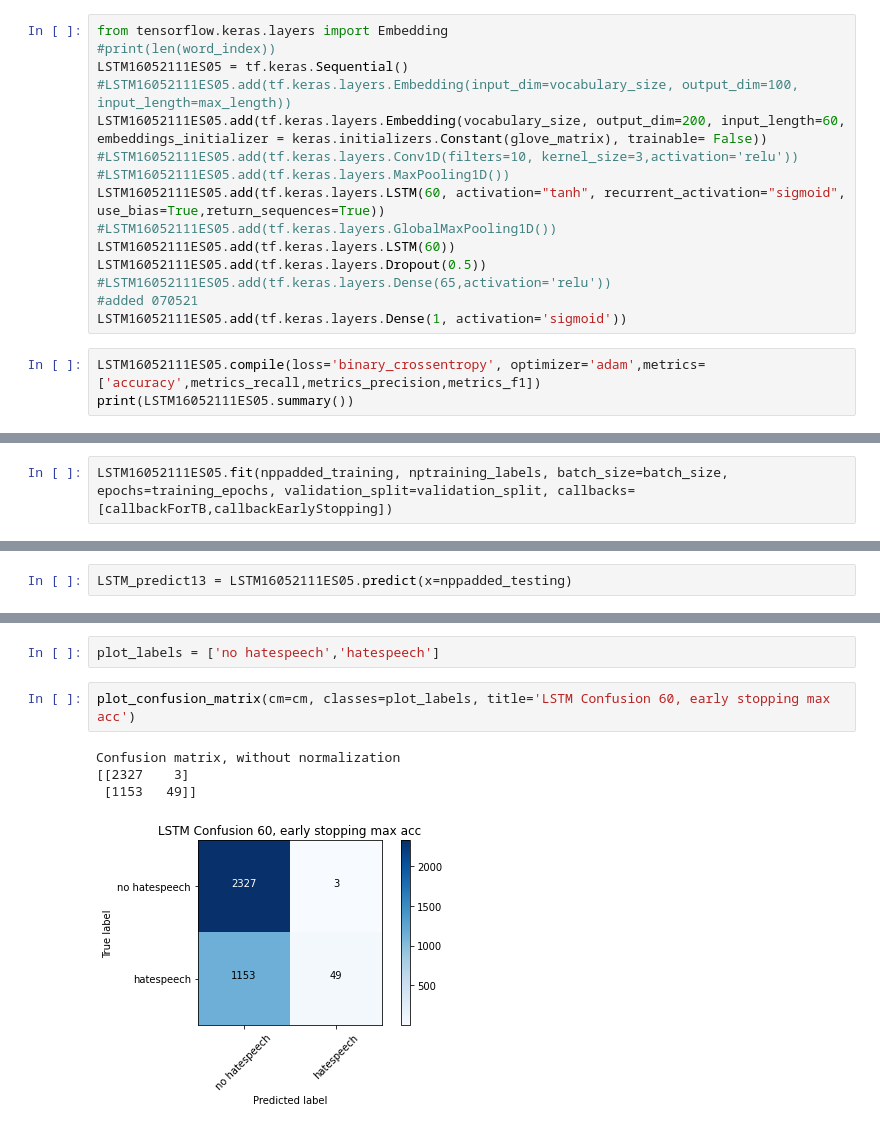
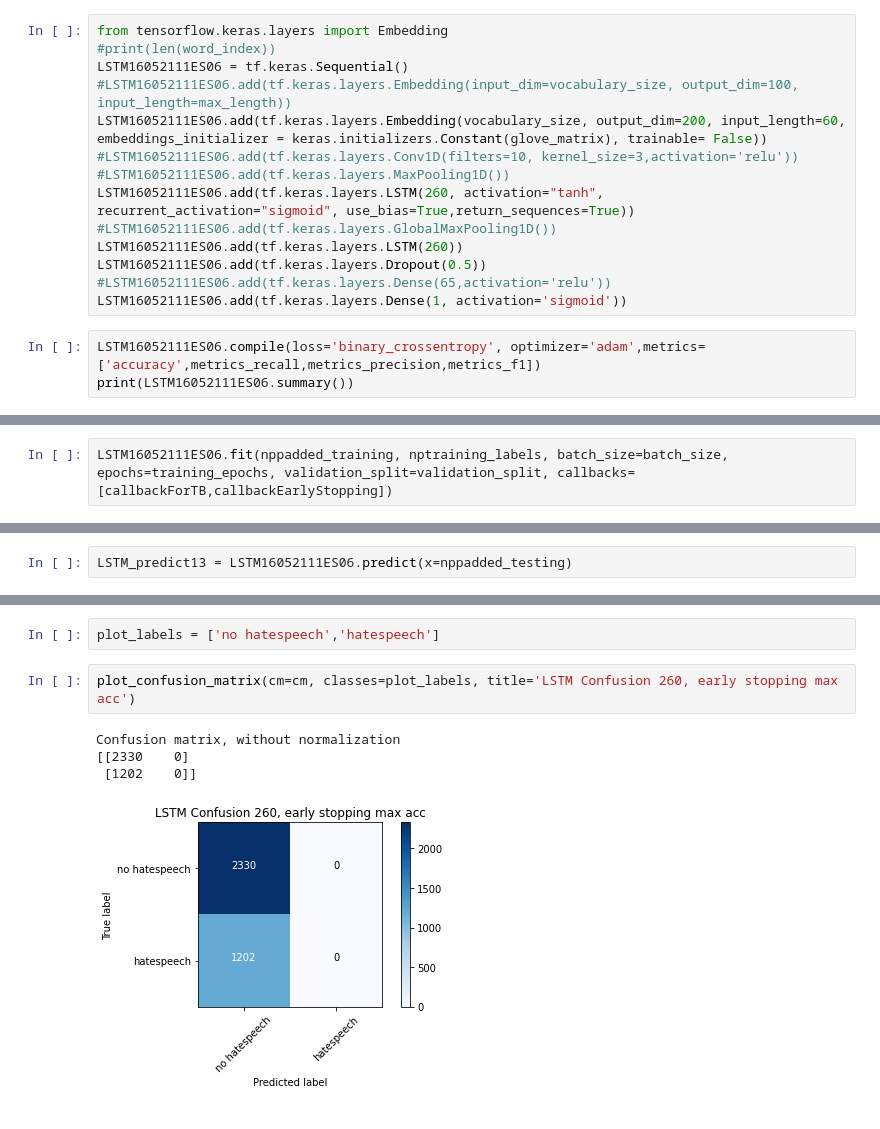
Before and after one commit to BiancaStadl/ProjektarbeitML, a Jupyter notebook: LSTM.ipynb, the cells around one changed output, grey strips where cells are left out. Drawn from its saved outputs; the diff is of its cells as text.

Commit message:
LSTM 260 ES max acc

```diff
--- a/LSTM.ipynb
+++ b/LSTM.ipynb
@@ -387,21 +387,20 @@ def metrics_f1(data_true, data_pred):
 # %%
 from tensorflow.keras.layers import Embedding
 #print(len(word_index))
-LSTM16052111ES05 = tf.keras.Sequential()
-#LSTM16052111ES05.add(tf.keras.layers.Embedding(input_dim=vocabulary_size, output_dim=100, input_length=max_length))
-LSTM16052111ES05.add(tf.keras.layers.Embedding(vocabulary_size, output_dim=200, input_length=60, embeddings_initializer = keras.initializers.Constant(glove_matrix), trainable= False))
-#LSTM16052111ES05.add(tf.keras.layers.Conv1D(filters=10, kernel_size=3,activation='relu'))
-#LSTM16052111ES05.add(tf.keras.layers.MaxPooling1D())
-LSTM16052111ES05.add(tf.keras.layers.LSTM(60, activation="tanh", recurrent_activation="sigmoid", use_bias=True,return_sequences=True))
-#LSTM16052111ES05.add(tf.keras.layers.GlobalMaxPooling1D())
-LSTM16052111ES05.add(tf.keras.layers.LSTM(60))
-LSTM16052111ES05.add(tf.keras.layers.Dropout(0.5))
-#LSTM16052111ES05.add(tf.keras.layers.Dense(65,activation='relu'))
-#added 070521
-LSTM16052111ES05.add(tf.keras.layers.Dense(1, activation='sigmoid'))
+LSTM16052111ES06 = tf.keras.Sequential()
+#LSTM16052111ES06.add(tf.keras.layers.Embedding(input_dim=vocabulary_size, output_dim=100, input_length=max_length))
+LSTM16052111ES06.add(tf.keras.layers.Embedding(vocabulary_size, output_dim=200, input_length=60, embeddings_initializer = keras.initializers.Constant(glove_matrix), trainable= False))
+#LSTM16052111ES06.add(tf.keras.layers.Conv1D(filters=10, kernel_size=3,activation='relu'))
+#LSTM16052111ES06.add(tf.keras.layers.MaxPooling1D())
+LSTM16052111ES06.add(tf.keras.layers.LSTM(260, activation="tanh", recurrent_activation="sigmoid", use_bias=True,return_sequences=True))
+#LSTM16052111ES06.add(tf.keras.layers.GlobalMaxPooling1D())
+LSTM16052111ES06.add(tf.keras.layers.LSTM(260))
+LSTM16052111ES06.add(tf.keras.layers.Dropout(0.5))
+#LSTM16052111ES06.add(tf.keras.layers.Dense(65,activation='relu'))
+LSTM16052111ES06.add(tf.keras.layers.Dense(1, activation='sigmoid'))
 # %%
-LSTM16052111ES05.compile(loss='binary_crossentropy', optimizer='adam',metrics=['accuracy',metrics_recall,metrics_precision,metrics_f1])
-print(LSTM16052111ES05.summary())
+LSTM16052111ES06.compile(loss='binary_crossentropy', optimizer='adam',metrics=['accuracy',metrics_recall,metrics_precision,metrics_f1])
+print(LSTM16052111ES06.summary())
 # %% [output]
 Model: "sequential"
 _________________________________________________________________
@@ -445,6 +444,6 @@ callbackEarlyStopping = [
     )
 ]
 # %%
-LSTM16052111ES05.fit(nppadded_training, nptraining_labels, batch_size=batch_size, epochs=training_epochs, validation_split=validation_split, callbacks=[callbackForTB,callbackEarlyStopping])
+LSTM16052111ES06.fit(nppadded_training, nptraining_labels, batch_size=batch_size, epochs=training_epochs, validation_split=validation_split, callbacks=[callbackForTB,callbackEarlyStopping])
 # %% [output]
 Epoch 1/30
@@ -481,5 +482,5 @@ metrics_f1) = LSTM16052111ES05.evaluate(nppadded_testing, nptesting_labels, verb
 # %%
-LSTM_predict13 = LSTM16052111ES05.predict(x=nppadded_testing)
+LSTM_predict13 = LSTM16052111ES06.predict(x=nppadded_testing)
 # %%
 #for p in LSTM_predict13:
  # print(p)
@@ -540,9 +541,9 @@ cm = confusion_matrix(y_true=nptesting_labels, y_pred=prediction_rounded13)
 # %%
 plot_labels = ['no hatespeech','hatespeech']
 # %%
-plot_confusion_matrix(cm=cm, classes=plot_labels, title='LSTM Confusion 60, early stopping max acc')
+plot_confusion_matrix(cm=cm, classes=plot_labels, title='LSTM Confusion 260, early stopping max acc')
 # %% [output]
 Confusion matrix, without normalization
-[[2327    3]
- [1153   49]]
+[[2330    0]
+ [1202    0]]
-[figure, old version]
+[figure, new version]
```
Also changed, not shown: parts of 5 cells of this notebook.
